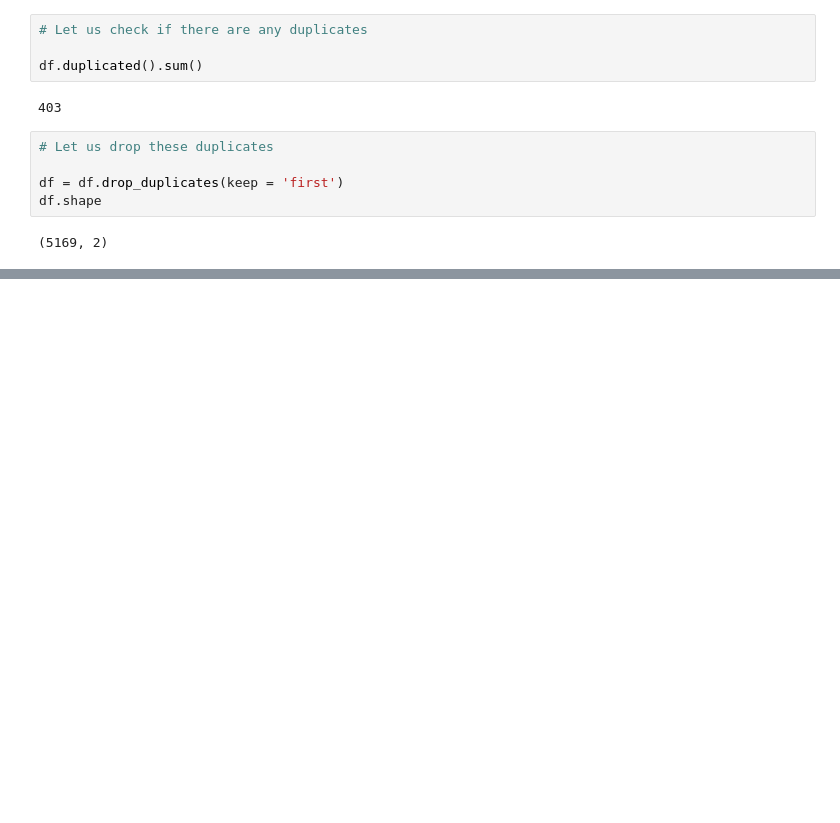
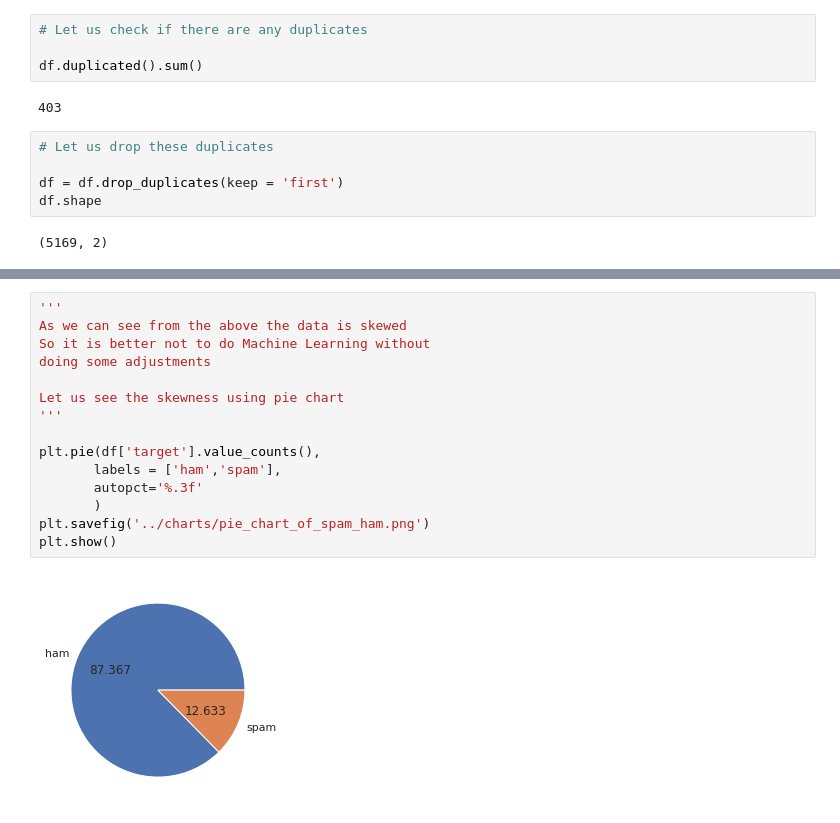
Before and after one commit to Micky373/spam_classifier, a Jupyter notebook: notebooks/spam_classifier.ipynb, the cells around one changed output, grey strips where cells are left out. Drawn from its saved outputs; the diff is of its cells as text; blank space fills up the shorter version.

Commit message:
Finish the datacleaning, EDA and add some charts

```diff
--- a/notebooks/spam_classifier.ipynb
+++ b/notebooks/spam_classifier.ipynb
@@ -104,0 +124,17 @@ df.shape
+# %%
+'''
+As we can see from the above the data is skewed
+So it is better not to do Machine Learning without
+doing some adjustments
+
+Let us see the skewness using pie chart
+'''
+
+plt.pie(df['target'].value_counts(),
+       labels = ['ham','spam'],
+       autopct='%.3f'
+       )
+plt.savefig('../charts/pie_chart_of_spam_ham.png')
+plt.show()
+# %% [output]
+[figure, added]
```
Also changed, not shown: parts of 13 cells of this notebook, 4 other files.
